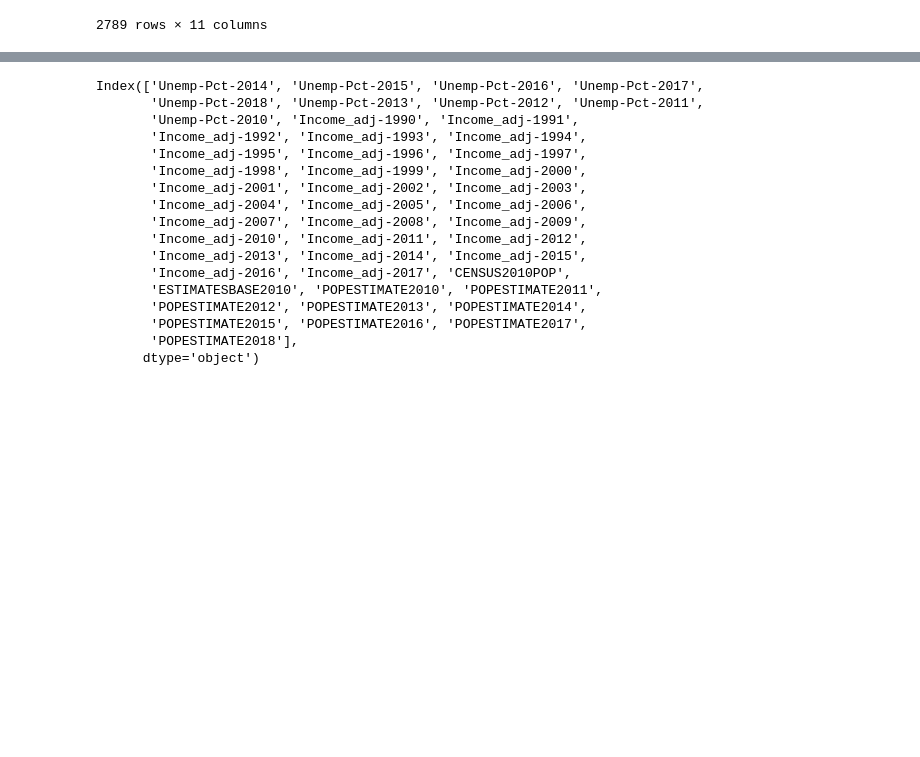
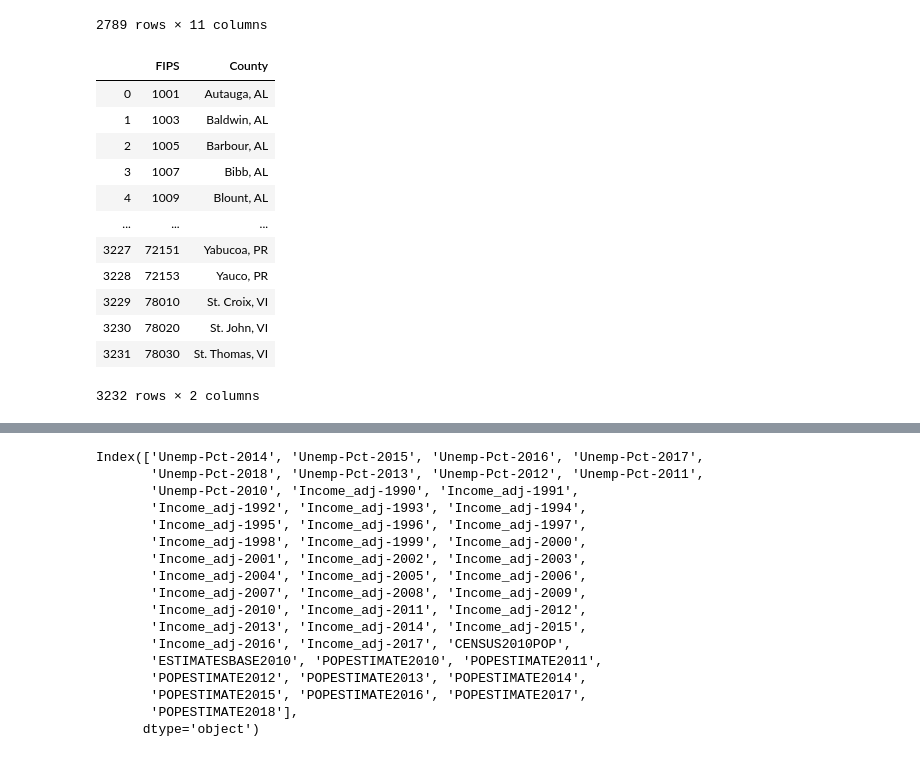
Before and after one commit to erv4gen/Research-Salvage-Autos, a Jupyter notebook: Structure-Demographics-County.ipynb, the cells around one changed output, grey strips where cells are left out. Drawn from its saved outputs; the diff is of its cells as text; code cells hidden in the pictures; blank space fills up the shorter version.

```diff
--- a/Structure-Demographics-County.ipynb
+++ b/Structure-Demographics-County.ipynb
@@ -178,3 +178,29 @@ pop.sort_index()
 | Zapata, TX | 14018 | 14018 | 14087 | 14229 | 14285 | 14403 | ... |
 | Zapata, TX | 14018 | 14018 | 14087 | 14229 | 14285 | 14403 | ... |
 2789 rows × 11 columns
+# %%
+#county_codes
+path_to_c_codes = '/home/vlad/csv/Us-zipcodes/US-County-Codes.csv'
+county_codes = (pd.read_csv(path_to_c_codes
+                           #,index_col=0
+                           )
+               .assign( County= lambda x: x['Name'].str.strip()+ ', '+ x['State'].str.strip()
+                      )
+                .drop(columns=['Name','State'])
+               )
+# %%
+county_codes.sort_values(by='FIPS')
+# %% [output]
+|  | FIPS | County |
+| 0 | 1001 | Autauga, AL |
+| 1 | 1003 | Baldwin, AL |
+| 2 | 1005 | Barbour, AL |
+| 3 | 1007 | Bibb, AL |
+| 4 | 1009 | Blount, AL |
+| ... | ... | ... |
+| 3227 | 72151 | Yabucoa, PR |
+| 3228 | 72153 | Yauco, PR |
+| 3229 | 78010 | St. Croix, VI |
+| 3230 | 78020 | St. John, VI |
+| 3231 | 78030 | St. Thomas, VI |
+3232 rows × 2 columns
```
Also changed, not shown: parts of 3 cells of this notebook.
